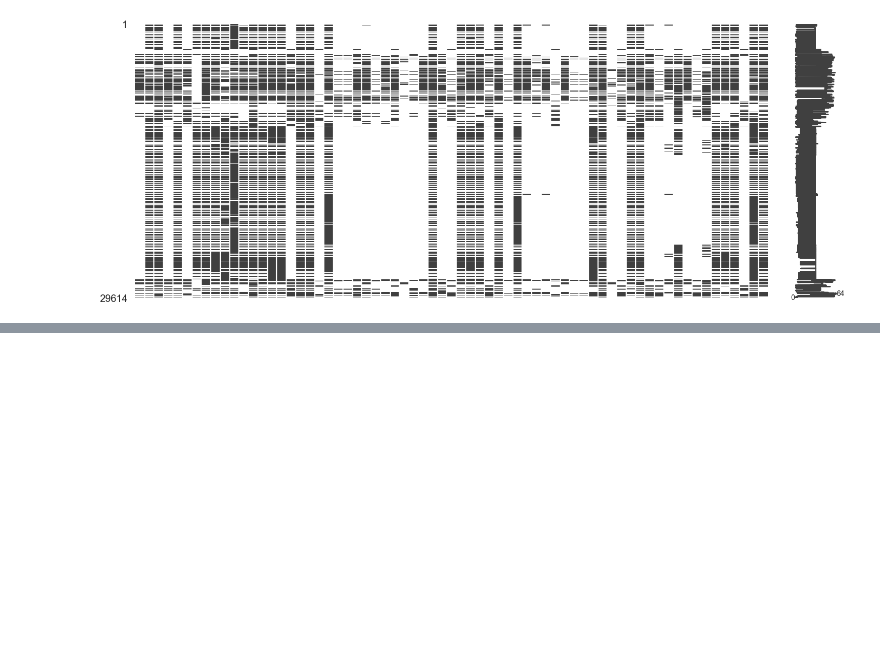
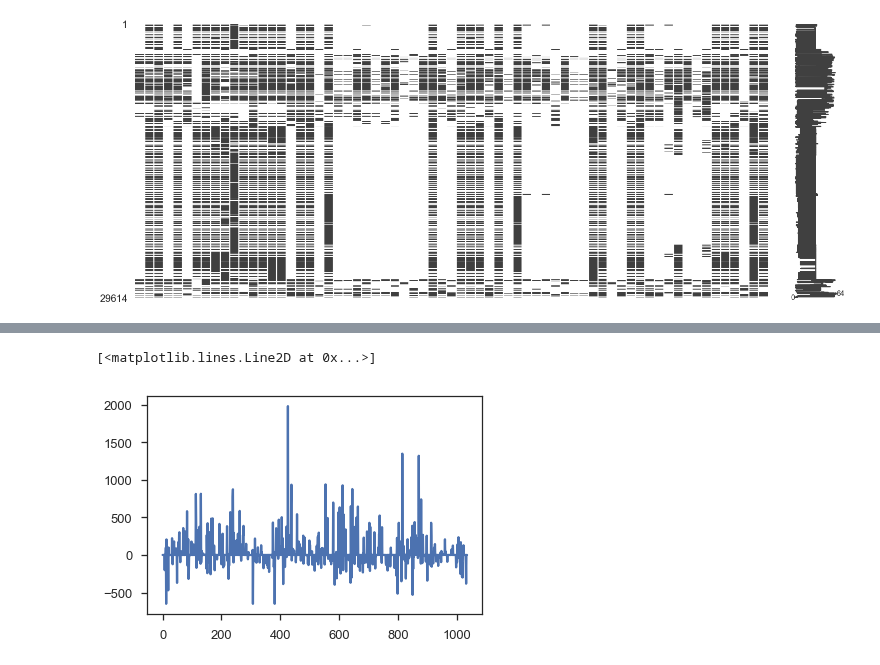
Before and after one commit to jessepisel/criticalandstrategic, a Jupyter notebook: Figure creation.ipynb, the cells around one changed output, grey strips where cells are left out. Drawn from its saved outputs; the diff is of its cells as text; code cells hidden in the pictures; blank space fills up the shorter version.

```diff
--- a/Figure creation.ipynb
+++ b/Figure creation.ipynb
@@ -186,0 +201,2 @@ combined[pd.to_numeric(combined['GiZScore'])>=np.percentile(pd.to_numeric(combin
+# %%
+matching = combined[combined['HUC_12'].isin(rock_basins)][['HUC_12','GiZScore']].merge(sed_comb[sed_comb['HUC_12'].isin(rock_basins)][['HUC_12','z_score']])
@@ -186,0 +209,2 @@ combined[pd.to_numeric(combined['GiZScore'])>=np.percentile(pd.to_numeric(combin
+# %%
+seds=matching.z_score.values.astype(float)
@@ -186,0 +213,8 @@ combined[pd.to_numeric(combined['GiZScore'])>=np.percentile(pd.to_numeric(combin
+# %%
+X_std = (seds - seds.min(axis=0)) / (seds.max(axis=0) - seds.min(axis=0))
+X_scaled = X_std * (seds.max(axis=0) - seds.min(axis=0)) + seds.min(axis=0)
+# %%
+plt.plot(X_scaled)
+# %% [output]
+[<matplotlib.lines.Line2D at 0x...>]
+[figure, added]
```
Also changed, not shown: parts of 7 cells of this notebook, 2 other files.
